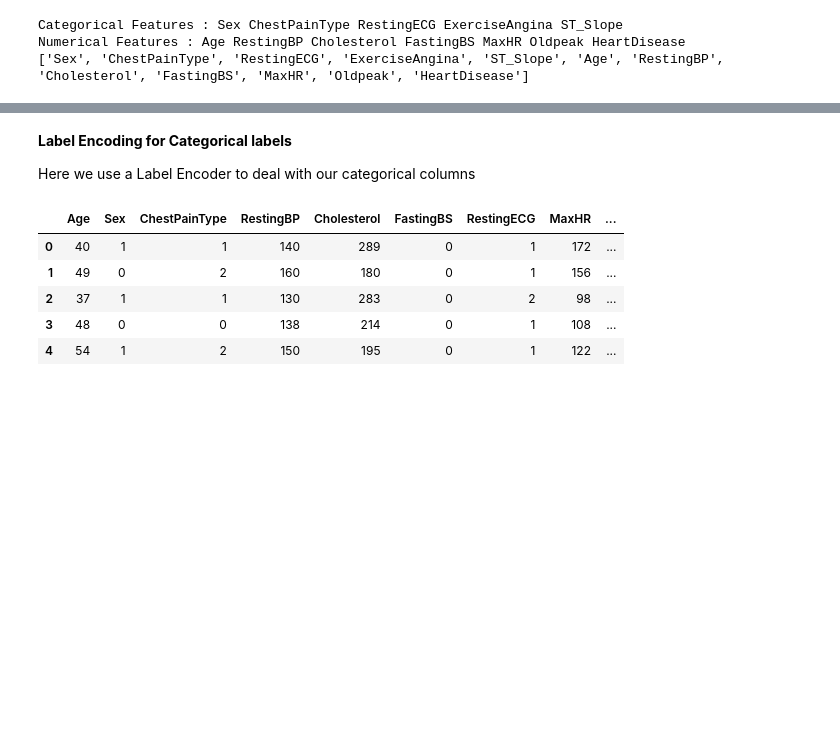
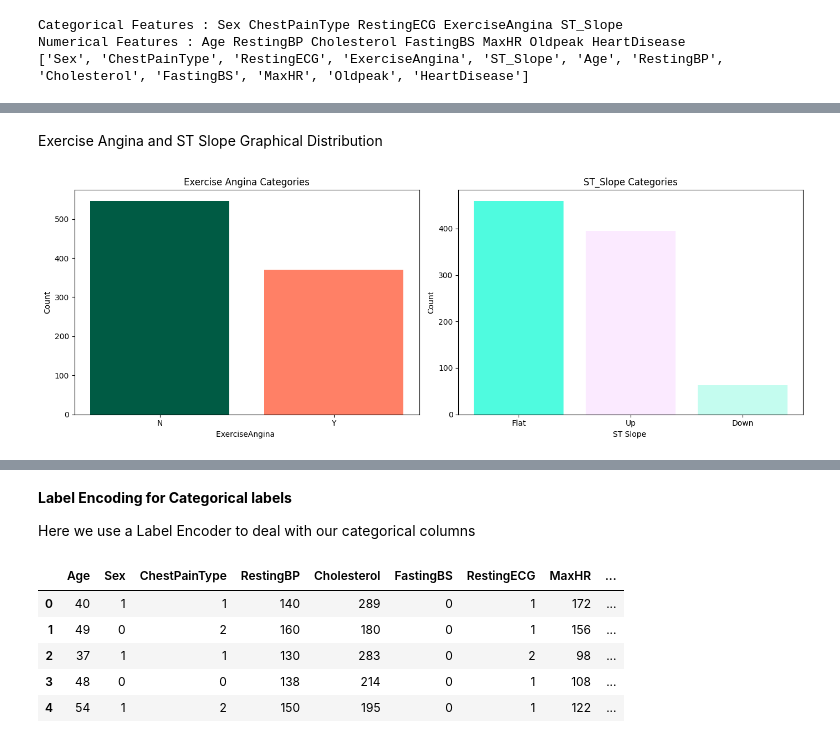
Before and after one commit to KyobeDerrickSteven/Heart-Disease-Prediction, a Jupyter notebook: Heart_Prediction.ipynb, the cells around one changed output, grey strips where cells are left out. Cells and saved outputs as stored; diff of their text form; code cells hidden in the pictures; blank space fills up the shorter version.

```diff
--- a/Heart_Prediction.ipynb
+++ b/Heart_Prediction.ipynb
@@ -101,0 +191,24 @@ plt.title(title);
+# %% [markdown]
+Exercise Angina and ST Slope Graphical Distribution
+# %%
+figure, axis = plt.subplots(1, 2, figsize=(14, 5))
+
+ExerciseAngina_data = plot_data.loc['ExerciseAngina']
+axis[0].bar(ExerciseAngina_data['Category'], ExerciseAngina_data['Count'], color=[colors[cat] for cat in ExerciseAngina_data['Category']], width=bar_width*2)
+axis[0].set_title('Exercise Angina Categories')
+axis[0].set_ylabel('Count')
+axis[0].set_xlabel('ExerciseAngina ')
+
+ST_Slope_data = plot_data.loc['ST_Slope']
+axis[1].bar(ST_Slope_data['Category'], ST_Slope_data['Count'], color=[colors[cat] for cat in ST_Slope_data['Category']], width=bar_width*2)
+axis[1].set_title('ST_Slope Categories')
+axis[1].set_ylabel('Count')
+axis[1].set_xlabel('ST Slope ')
+
+# Adjust layout
+plt.tight_layout()
+
+# Display plots
+plt.show()
+# %% [output]
+[figure, added]
```
Also changed, not shown: parts of 49 cells of this notebook.
